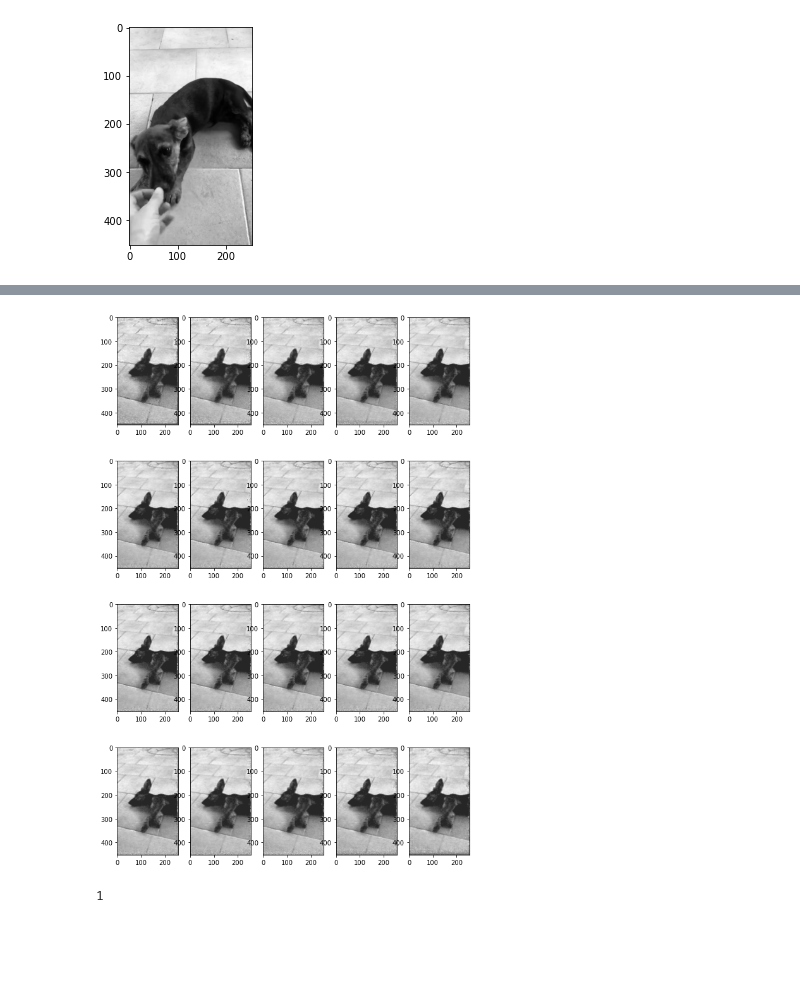
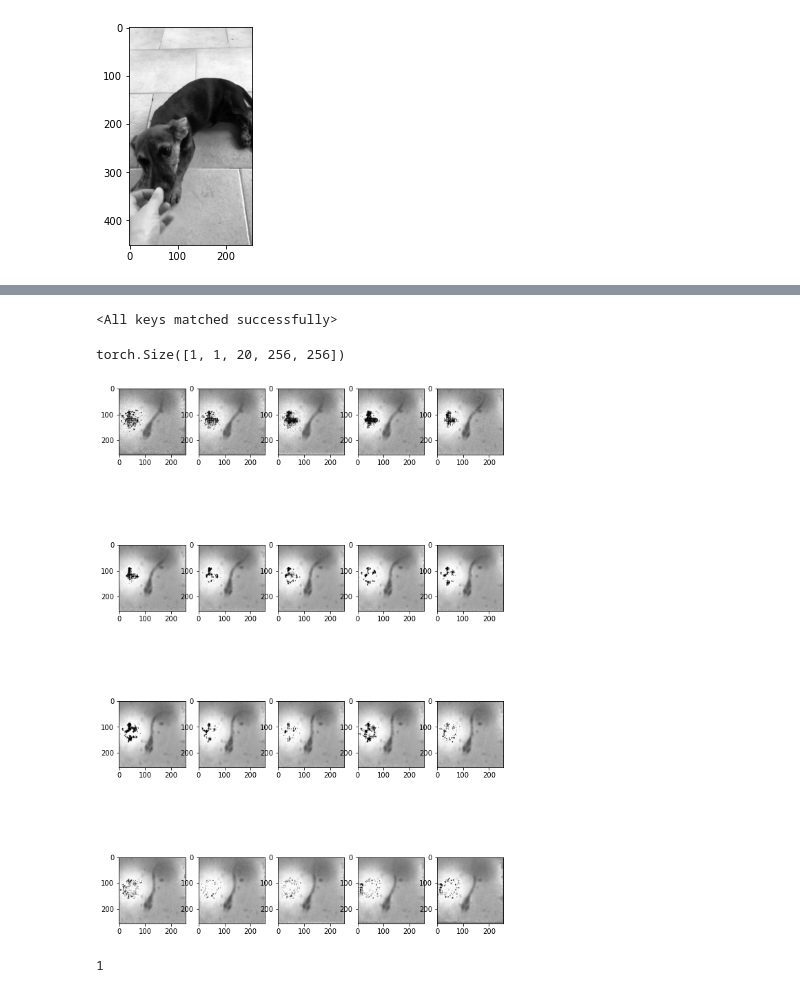
Before and after one commit to shir3bar/video_autoencoder, a Jupyter notebook: TrainingNotebook.ipynb, the cells around one changed output, grey strips where cells are left out. Cells and saved outputs as stored; diff of their text form; code cells hidden in the pictures; blank space fills up the shorter version.

```diff
--- a/TrainingNotebook.ipynb
+++ b/TrainingNotebook.ipynb
@@ -114,7 +114,7 @@ array([[[255, 255, 255],
         [255, 255, 255]]], dtype=uint8)
 [figure]
 # %%
-directory=str(Path('G:/My Drive/PhD/regularvid'))#'/Volumes/GoogleDrive/My Drive/PhD/regular_vid'#
+directory='/Volumes/GoogleDrive/My Drive/PhD/regularvid'#str(Path('G:/My Drive/PhD/regularvid'))#
 #'/Volumes/GoogleDrive/My Drive/PhD/cut_swim_samples'
 ds=VideoDataset(directory,num_frames=20,
                 transform=transforms.Compose([Rescale(256),ToTensor()]),swim_sample=False)
@@ -240,3 +241,21 @@ samp = samp[np.newaxis,:,:,:,:]
+# %%
+directory='/Volumes/GoogleDrive/My Drive/PhD/fish_vid'#str(Path('G:/My Drive/PhD/regularvid'))#
+#'/Volumes/GoogleDrive/My Drive/PhD/cut_swim_samples'
+ds=VideoDataset(directory,num_frames=20,
+                transform=transforms.Compose([Rescale(256),ToTensor()]),swim_sample=False)
+dataloader = DataLoader(ds, batch_size=1,
+                        shuffle=False, num_workers=1)
+samp=ds[0]['clip'].to(device)
+samp = samp[np.newaxis,:,:,:,:]
+# %%
+path='/Volumes/GoogleDrive/My Drive/PhD/fish_vid/set learning rate wo weight decay/model_overfit_261120_20frms_epoch1999.pt'
+#'/Volumes/GoogleDrive/My Drive/PhD/regularvid/model_overfit_291120_20frms_epoch2999.pt'#str(Path('G:/My Drive/PhD/regularvid/model_overfit_291120_20frms_epoch2999.pt'))
+checkpoint=torch.load(path,map_location=torch.device('cpu'))
+device = torch.device('cuda' if torch.cuda.is_available() else 'cpu')
+model = Net(color_channels=1)
+model.load_state_dict(checkpoint['model_state_dict'])
+# %% [output]
+<All keys matched successfully>
 # %%
 with torch.no_grad():
     recon = model(samp)
@@ -244,17 +263,25 @@ with torch.no_grad():
 clip=recon.cpu()
 # %%
 fourcc = cv2.VideoWriter_fourcc(*"MJPG")
-vid_writer=cv2.VideoWriter(os.path.join(directory,'samp.avi'), fourcc, 30,
-                                     (int(vid1.get(cv2.CAP_PROP_FRAME_WIDTH)), int(vid1.get(cv2.CAP_PROP_FRAME_HEIGHT))), False)
+vid_writer=cv2.VideoWriter(os.path.join(directory,'samp2.avi'), fourcc, 30,
+                                     (clip.shape[-1]*2,clip.shape[-2]), False)
+# %%
+clip.shape
+# %% [output]
+torch.Size([1, 1, 20, 256, 256])
 # %%
 plt.figure(figsize=(10,16))
 for i in range(1,clip.shape[2]+1):
+
+    frame=(get_plottable_frame(samp[0,:,i-1,:,:])*255).astype(np.uint8)
+    recon_frame=(get_plottable_frame(clip[0,:,i-1,:,:])*255).astype(np.uint8)
+    con_frame = np.concatenate((frame,recon_frame),axis=1)
     plt.subplot(4,5,i)
-    plt.imshow((get_plottable_frame(clip[0,:,i-1,:,:])*255).astype(np.uint8),cmap='gray')
-    vid_writer.write((get_plottable_frame(clip[0,:,i-1,:,:])*255).astype(np.uint8))
+    plt.imshow((recon_frame),cmap='gray')
+    vid_writer.write(con_frame)
 vid_writer.release()
 # %% [output]
-[figure, old version]
+[figure, new version]
 # %%
 directory=str(Path('G:/My Drive/PhD/regularvid/holdout'))#'/Volumes/GoogleDrive/My Drive/PhD/regular_vid'#
 #'/Volumes/GoogleDrive/My Drive/PhD/cut_swim_samples'
```
Also changed, not shown: parts of 4 cells of this notebook.
